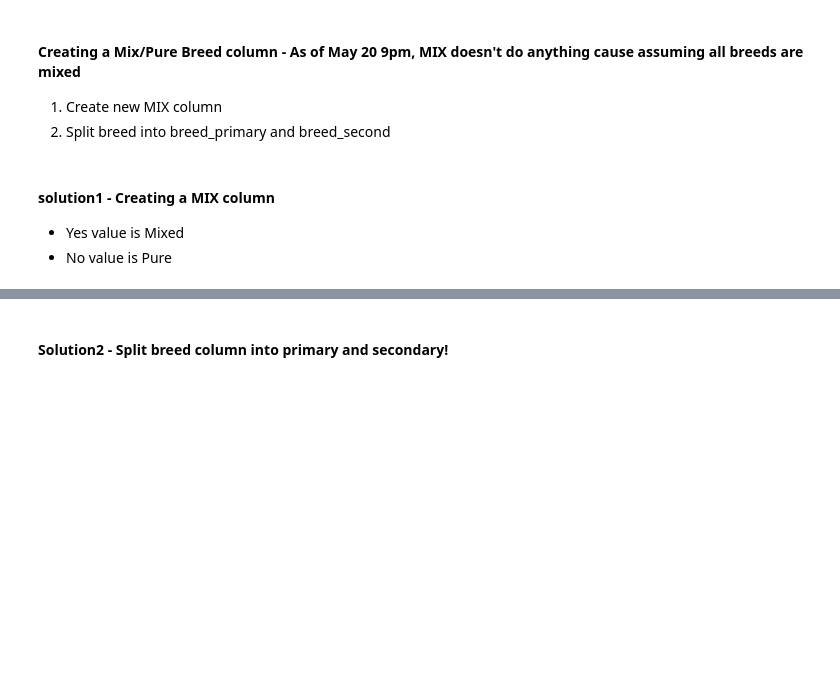
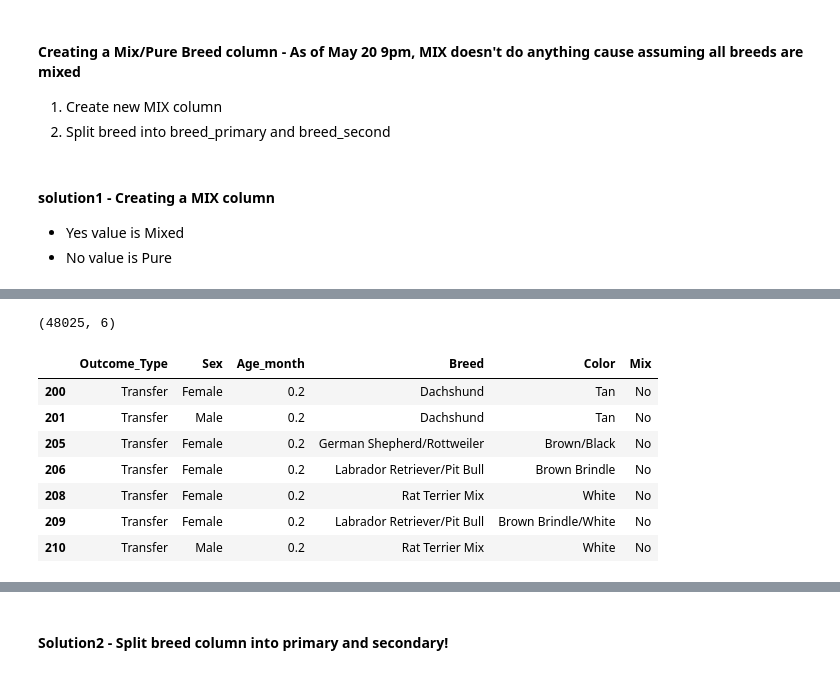
Before and after one commit to kellypriest/project-3, a Jupyter notebook: model_rf_65_BiOut_Mix_Breed_Color_BinAge_1Hot.ipynb, the cells around one changed output, grey strips where cells are left out. Drawn from its saved outputs; the diff is of its cells as text; code cells hidden in the pictures; blank space fills up the shorter version.

```diff
--- a/model_rf_65_BiOut_Mix_Breed_Color_BinAge_1Hot.ipynb
+++ b/model_rf_65_BiOut_Mix_Breed_Color_BinAge_1Hot.ipynb
@@ -171,3 +182,16 @@ value is Pure
+# %%
+df4.shape
+# %% [output]
+(48025, 6)
 # %%
-# df4.loc[200:210, :]
+df4.loc[200:210, :]
+# %% [output]
+|  | Outcome_Type | Sex | Age_month | Breed | Color | Mix |
+| 200 | Transfer | Female | 0.2 | Dachshund | Tan | No |
+| 201 | Transfer | Male | 0.2 | Dachshund | Tan | No |
+| 205 | Transfer | Female | 0.2 | German Shepherd/Rottweiler | Brown/Black | No |
+| 206 | Transfer | Female | 0.2 | Labrador Retriever/Pit Bull | Brown Brindle | No |
+| 208 | Transfer | Female | 0.2 | Rat Terrier Mix | White | No |
+| 209 | Transfer | Female | 0.2 | Labrador Retriever/Pit Bull | Brown Brindle/White | No |
+| 210 | Transfer | Male | 0.2 | Rat Terrier Mix | White | No |
 # %%
```
Also changed, not shown: parts of 41 cells of this notebook, 2 other files.
